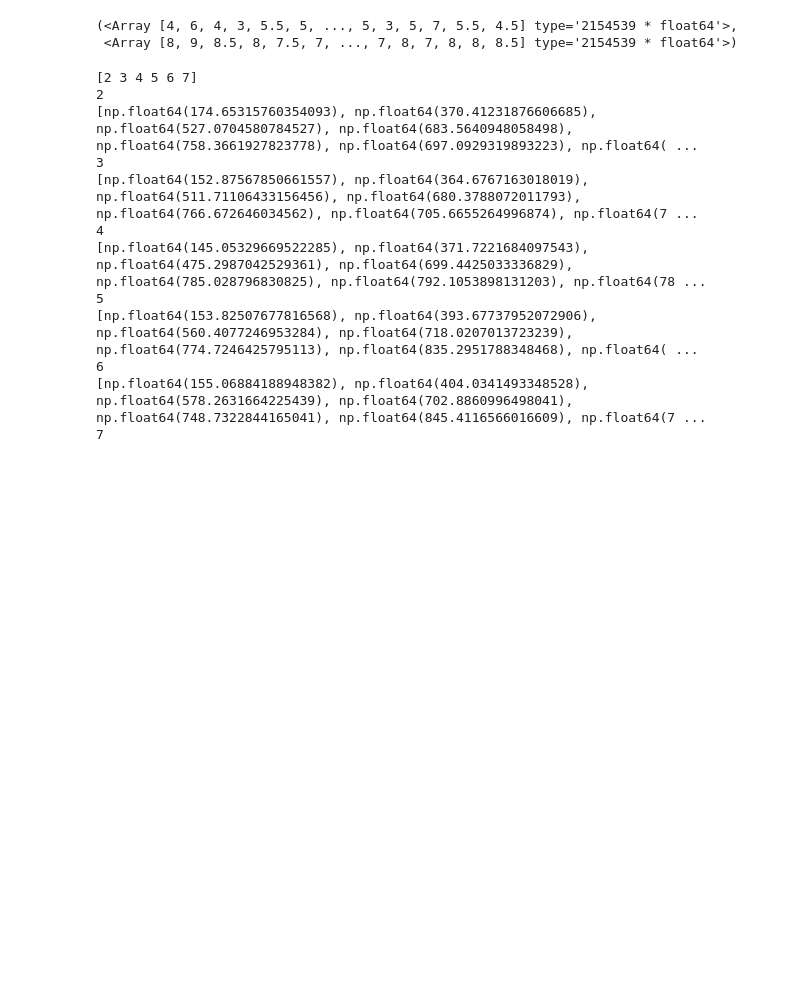
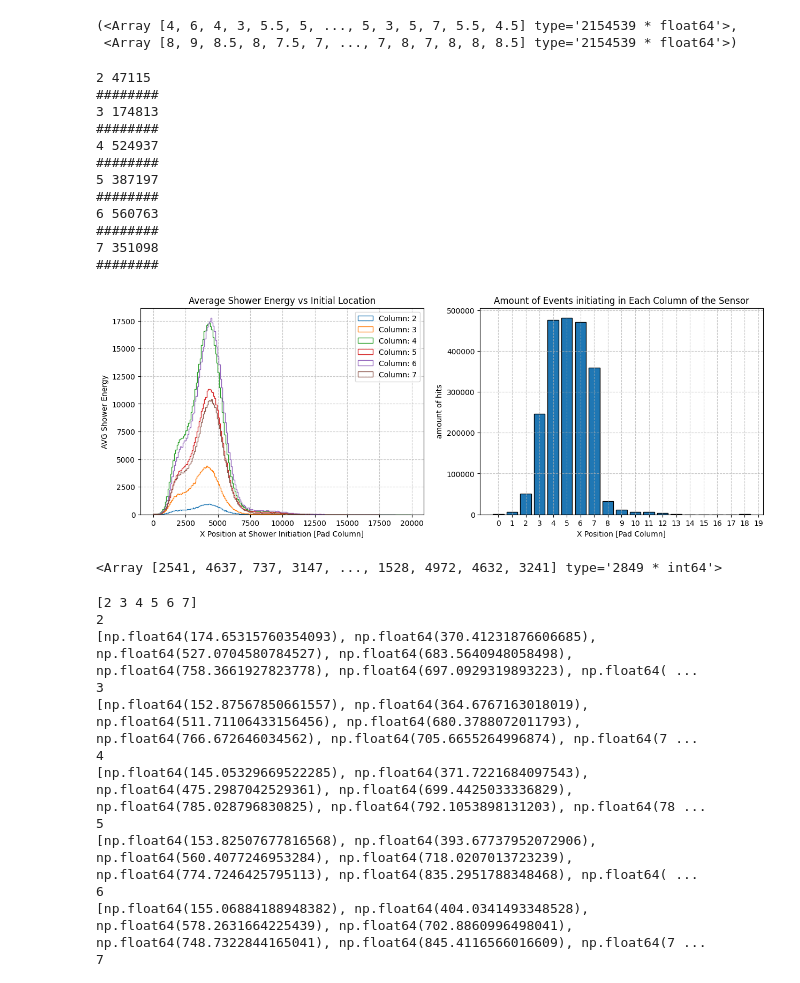
Before and after one commit to Ben-David-Ben/F-Cal-TB-Project, a Jupyter notebook: TB2025_Gap.ipynb, the cells around one changed output. Cells and saved outputs as stored; diff of their text form; code cells hidden in the pictures; blank space fills up the shorter version.

```diff
--- a/TB2025_Gap.ipynb
+++ b/TB2025_Gap.ipynb
@@ -103,0 +175,16 @@ rf.initial_X_position_DUT(hit_data_1101, return_y = "true")
+# %%
+a = Histo_shower_energy_for_X_position(hit_data_1101, 6, single_pad_only = "false")
+# %% [output]
+2 47115
+########
+3 174813
+########
+4 524937
+########
+5 387197
+########
+6 560763
+########
+7 351098
+########
+[figure, added]
@@ -104,3 +193,7 @@ rf.initial_X_position_DUT(hit_data_1101, return_y = "true")
+# %%
+ak.flatten(b[ak.num(b) > 0].data)
+# %% [output]
+<Array [2541, 4637, 737, 3147, ..., 1528, 4972, 4632, 3241] type='2849 * int64'>
 # %%
 rf.avg_ENERGY_vs_plane_per_X_position(hit_data_1101, 6, print_energies = "true")
 # %% [output]
```
Also changed, not shown: parts of 13 cells of this notebook, 4 other files.
